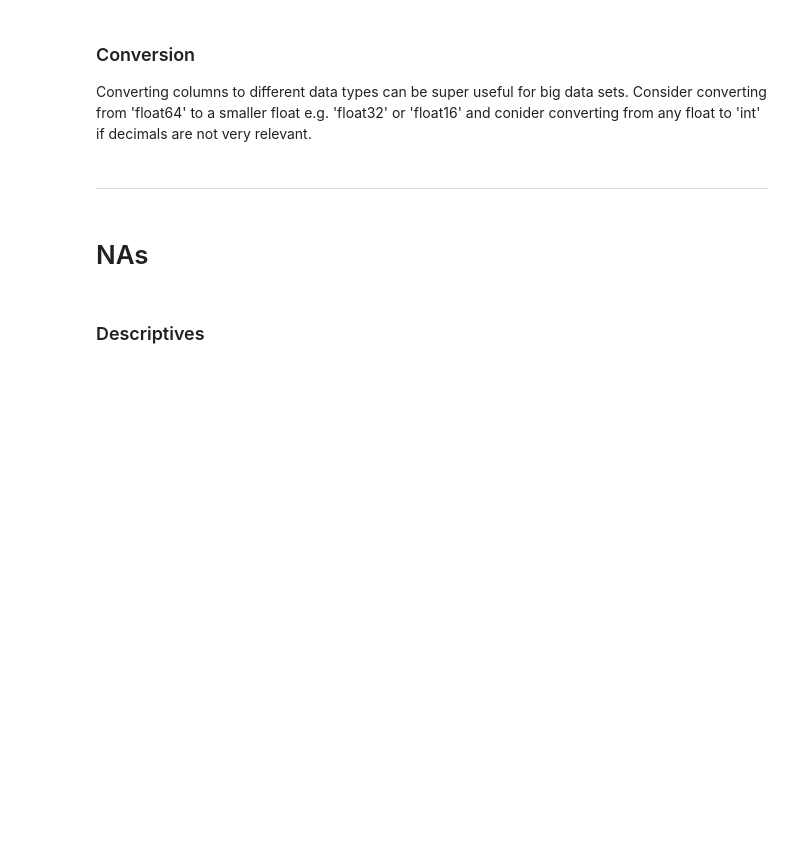
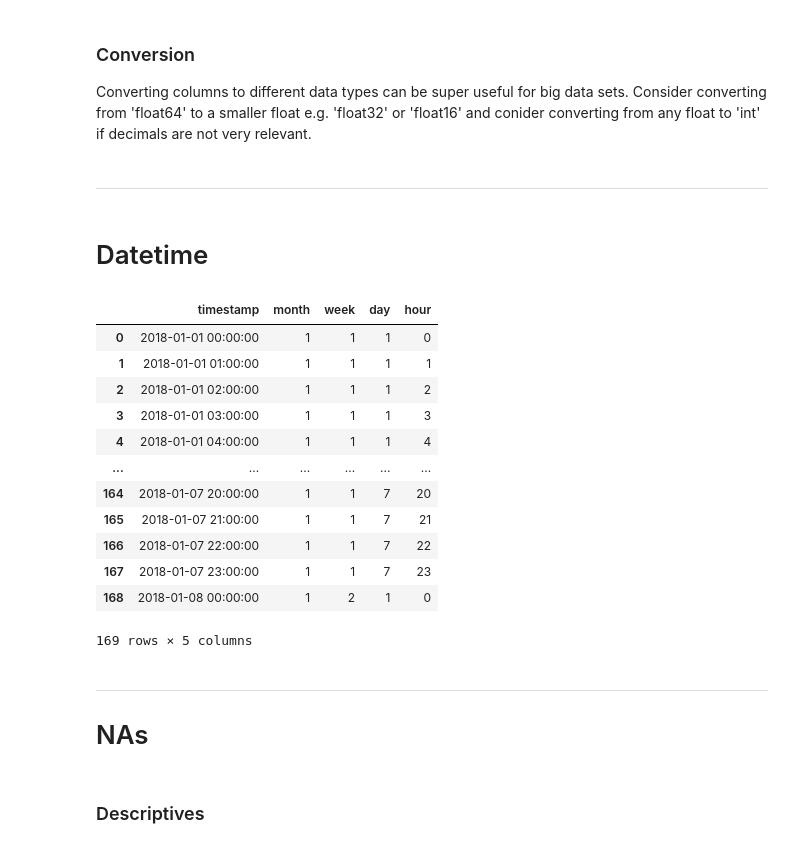
Before and after one commit to juliuskittler/templates, a Jupyter notebook: Python/Datahandling/Pandas.ipynb, the cells around one changed output. Drawn from its saved outputs; the diff is of its cells as text; code cells hidden in the pictures; blank space fills up the shorter version.

```diff
--- a/Python/Datahandling/Pandas.ipynb
+++ b/Python/Datahandling/Pandas.ipynb
@@ -639,7 +639,40 @@ df.loc[:,df.columns.str.contains('volume', case=False)] = df.loc[:,df.columns.st
 df.loc[:,~df.columns.str.contains('volume', case=False)] = df.loc[:,~df.columns.str.contains('volume', case=False)].astype('float16', copy=False)
 # %% [markdown]
 ***
+# %% [markdown]
+# Datetime
+# %%
+import pandas as pd
+
+# This might be a time stamp based on text
+date_rng = pd.date_range(start='1/1/2018', end='1/08/2018', freq='H')
+df = pd.DataFrame({"timestamp": date_rng})
+
+# This ensures correct timestamp format
+df['timestamp'] = pd.to_datetime(df['timestamp'])
+# %%
+# Extract useful time information
+df['month'] = df.timestamp.apply(lambda x: x.month)
+df['week'] = df.timestamp.apply(lambda x: x.isocalendar()[1])
+df['day'] = df.timestamp.apply(lambda x: x.isoweekday())
+df['hour'] = df.timestamp.apply(lambda x: x.hour)
+df
+# %% [output]
+|  | timestamp | month | week | day | hour |
+| 0 | 2018-01-01 00:00:00 | 1 | 1 | 1 | 0 |
+| 1 | 2018-01-01 01:00:00 | 1 | 1 | 1 | 1 |
+| 2 | 2018-01-01 02:00:00 | 1 | 1 | 1 | 2 |
+| 3 | 2018-01-01 03:00:00 | 1 | 1 | 1 | 3 |
+| 4 | 2018-01-01 04:00:00 | 1 | 1 | 1 | 4 |
+| ... | ... | ... | ... | ... | ... |
+| 164 | 2018-01-07 20:00:00 | 1 | 1 | 7 | 20 |
+| 165 | 2018-01-07 21:00:00 | 1 | 1 | 7 | 21 |
+| 166 | 2018-01-07 22:00:00 | 1 | 1 | 7 | 22 |
+| 167 | 2018-01-07 23:00:00 | 1 | 1 | 7 | 23 |
+| 168 | 2018-01-08 00:00:00 | 1 | 2 | 1 | 0 |
+169 rows × 5 columns
 # %% [markdown]
+***
 # NAs
 # %% [markdown]
 ### Descriptives
```
Also changed, not shown: 1 other file.
